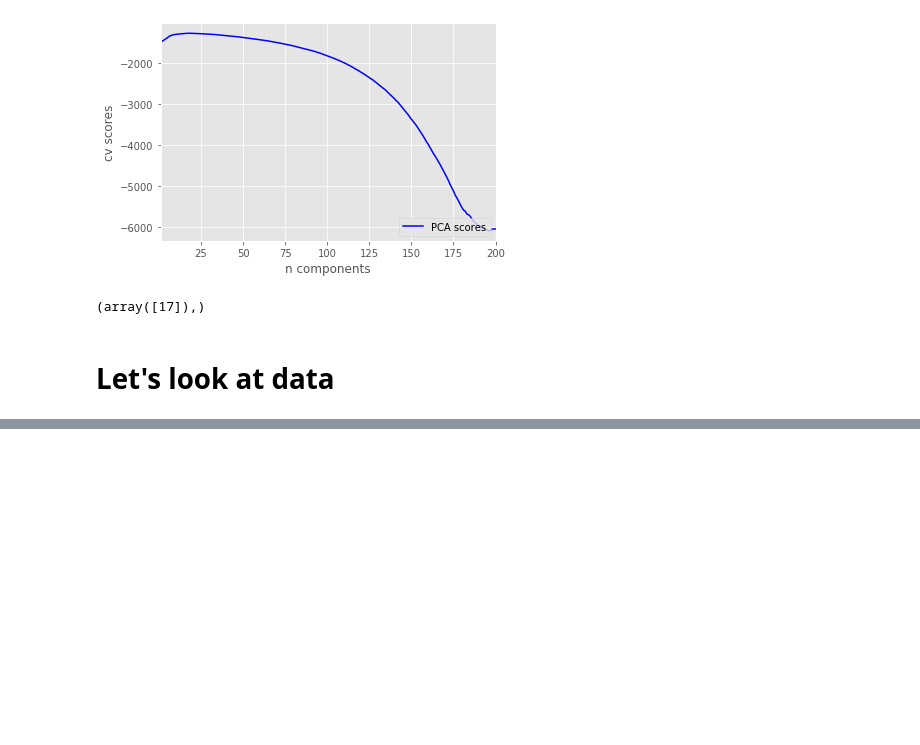
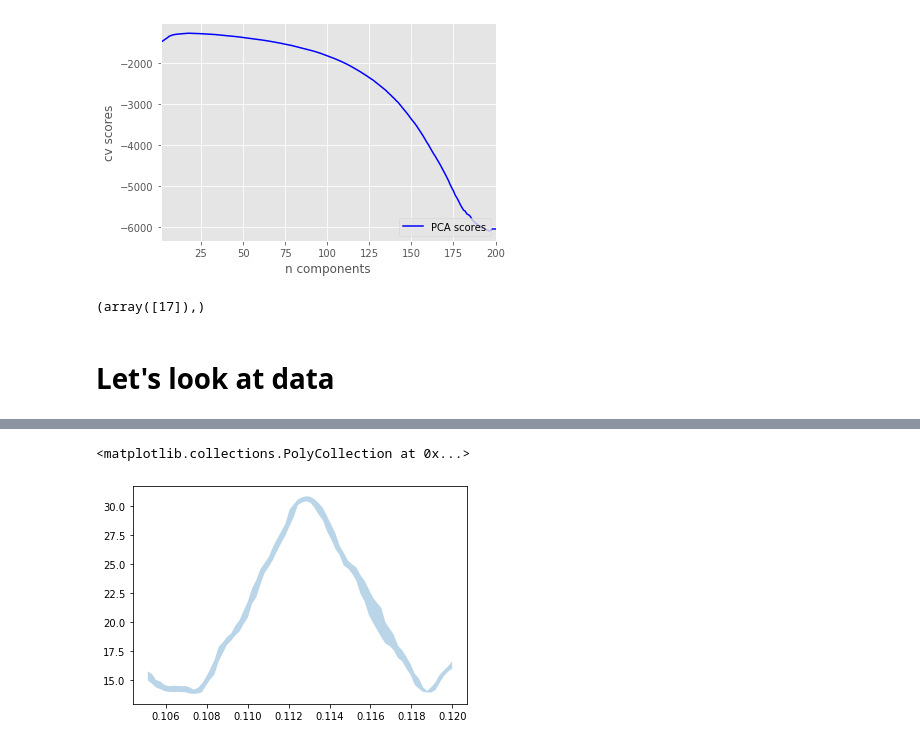
Before and after one commit to DaniloZZZ/quantTechLab, a Jupyter notebook: analysis/Ensemble.ipynb, the cells around one changed output, grey strips where cells are left out. Cells and saved outputs as stored; diff of their text form; code cells hidden in the pictures; blank space fills up the shorter version.

```diff
--- a/analysis/Ensemble.ipynb
+++ b/analysis/Ensemble.ipynb
@@ -192,0 +217,5 @@ np.where(d_scores == d_scores.max())
+# %%
+plt.fill_between(model.phis, model.mu[0]+model.sigma[0], model.mu[0]-model.sigma[0], alpha = 0.3)
+# %% [output]
+<matplotlib.collections.PolyCollection at 0x...>
+[figure, added]
```
Also changed, not shown: parts of 38 cells of this notebook, 5 other files.
